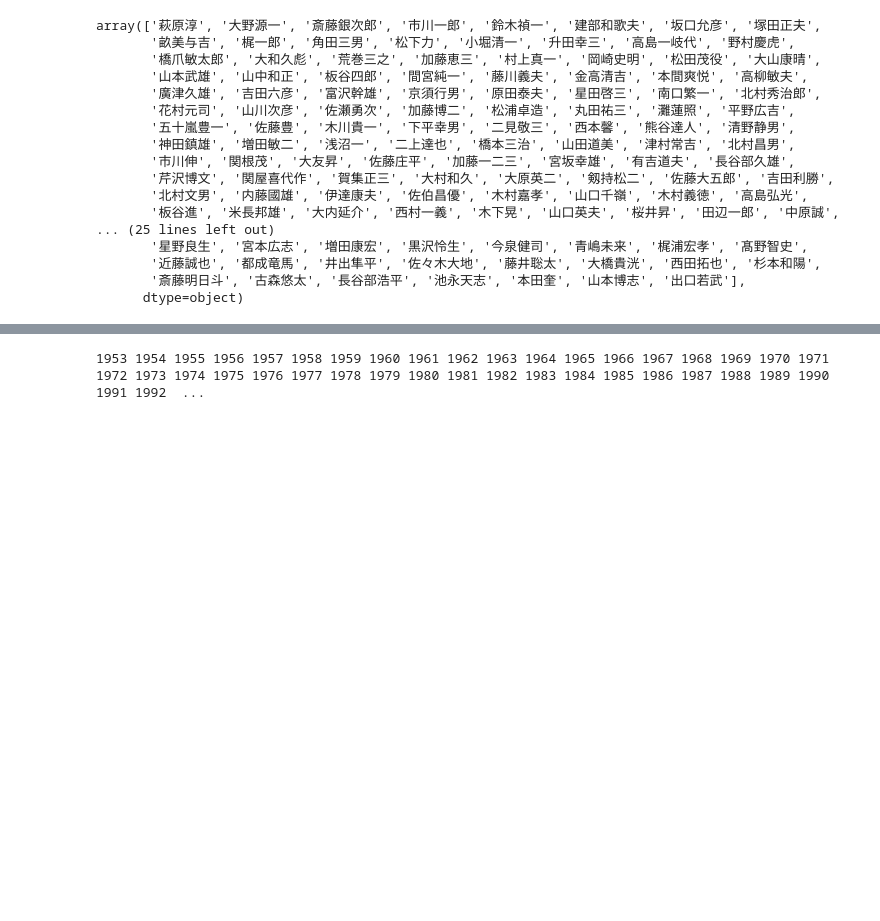
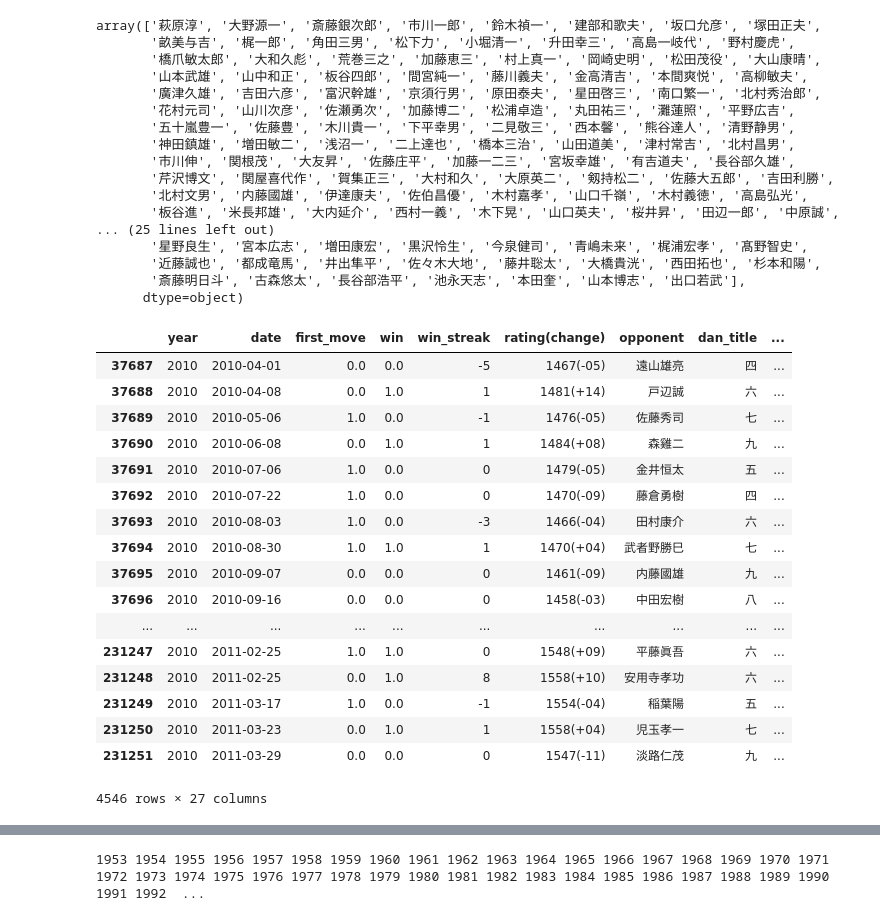
Before and after one commit to dzkha/Shogi-Post, a Jupyter notebook: Shogi.ipynb, the cells around one changed output, grey strips where cells are left out. Cells and saved outputs as stored; diff of their text form; code cells hidden in the pictures; blank space fills up the shorter version.

```diff
--- a/Shogi.ipynb
+++ b/Shogi.ipynb
@@ -696,3 +696,24 @@ array(['萩原淳', '大野源一', '斎藤銀次郎', '市川一郎', '鈴木
        '近藤誠也', '都成竜馬', '井出隼平', '佐々木大地', '藤井聡太', '大橋貴洸', '西田拓也', '杉本和陽',
        '斎藤明日斗', '古森悠太', '長谷部浩平', '池永天志', '本田奎', '山本博志', '出口若武'],
       dtype=object)
+# %%
+new_matches2[new_matches2['year'] == 2010]
+# %% [output]
+|  | year | date | first_move | win | win_streak | rating(change) | opponent | dan_title | ... |
+| 37687 | 2010 | 2010-04-01 | 0.0 | 0.0 | -5 | 1467(-05) | 遠山雄亮 | 四 | ... |
+| 37688 | 2010 | 2010-04-08 | 0.0 | 1.0 | 1 | 1481(+14) | 戸辺誠 | 六 | ... |
+| 37689 | 2010 | 2010-05-06 | 1.0 | 0.0 | -1 | 1476(-05) | 佐藤秀司 | 七 | ... |
+| 37690 | 2010 | 2010-06-08 | 0.0 | 1.0 | 1 | 1484(+08) | 森雞二 | 九 | ... |
+| 37691 | 2010 | 2010-07-06 | 1.0 | 0.0 | 0 | 1479(-05) | 金井恒太 | 五 | ... |
+| 37692 | 2010 | 2010-07-22 | 1.0 | 0.0 | 0 | 1470(-09) | 藤倉勇樹 | 四 | ... |
+| 37693 | 2010 | 2010-08-03 | 1.0 | 0.0 | -3 | 1466(-04) | 田村康介 | 六 | ... |
+| 37694 | 2010 | 2010-08-30 | 1.0 | 1.0 | 1 | 1470(+04) | 武者野勝巳 | 七 | ... |
+| 37695 | 2010 | 2010-09-07 | 0.0 | 0.0 | 0 | 1461(-09) | 内藤國雄 | 九 | ... |
+| 37696 | 2010 | 2010-09-16 | 0.0 | 0.0 | 0 | 1458(-03) | 中田宏樹 | 八 | ... |
+| ... | ... | ... | ... | ... | ... | ... | ... | ... | ... |
+| 231247 | 2010 | 2011-02-25 | 1.0 | 1.0 | 0 | 1548(+09) | 平藤眞吾 | 六 | ... |
+| 231248 | 2010 | 2011-02-25 | 0.0 | 1.0 | 8 | 1558(+10) | 安用寺孝功 | 六 | ... |
+| 231249 | 2010 | 2011-03-17 | 1.0 | 0.0 | -1 | 1554(-04) | 稲葉陽 | 五 | ... |
+| 231250 | 2010 | 2011-03-23 | 0.0 | 1.0 | 1 | 1558(+04) | 児玉孝一 | 七 | ... |
+| 231251 | 2010 | 2011-03-29 | 0.0 | 0.0 | 0 | 1547(-11) | 淡路仁茂 | 九 | ... |
+4546 rows × 27 columns
```
Also changed, not shown: parts of 9 cells of this notebook.
